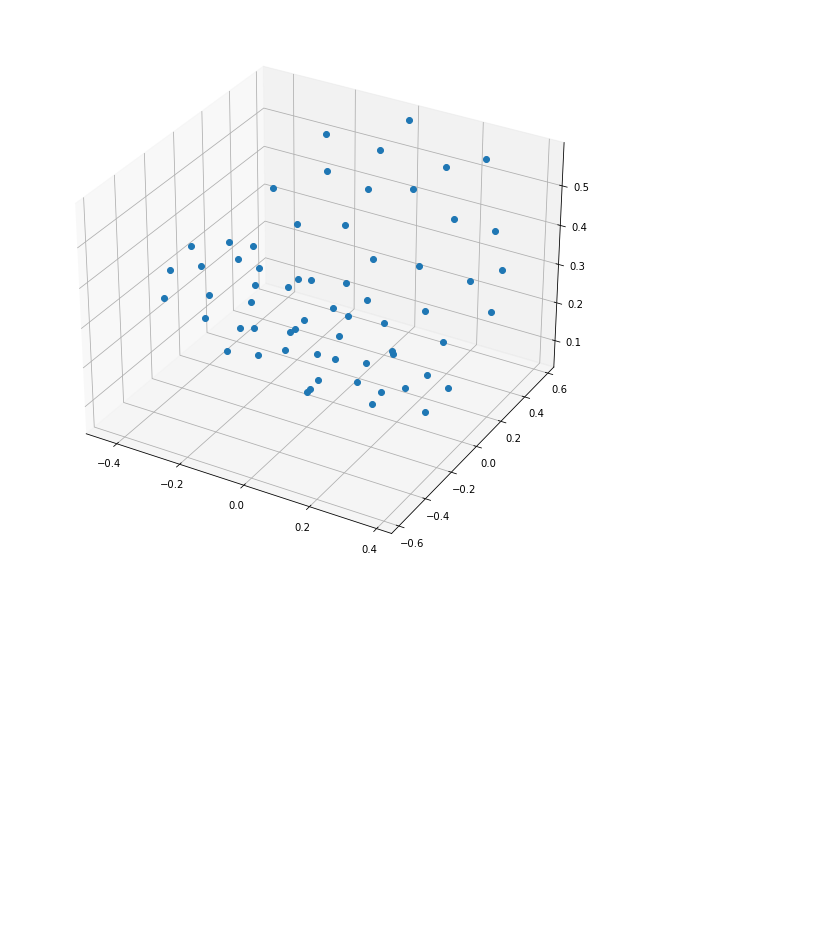
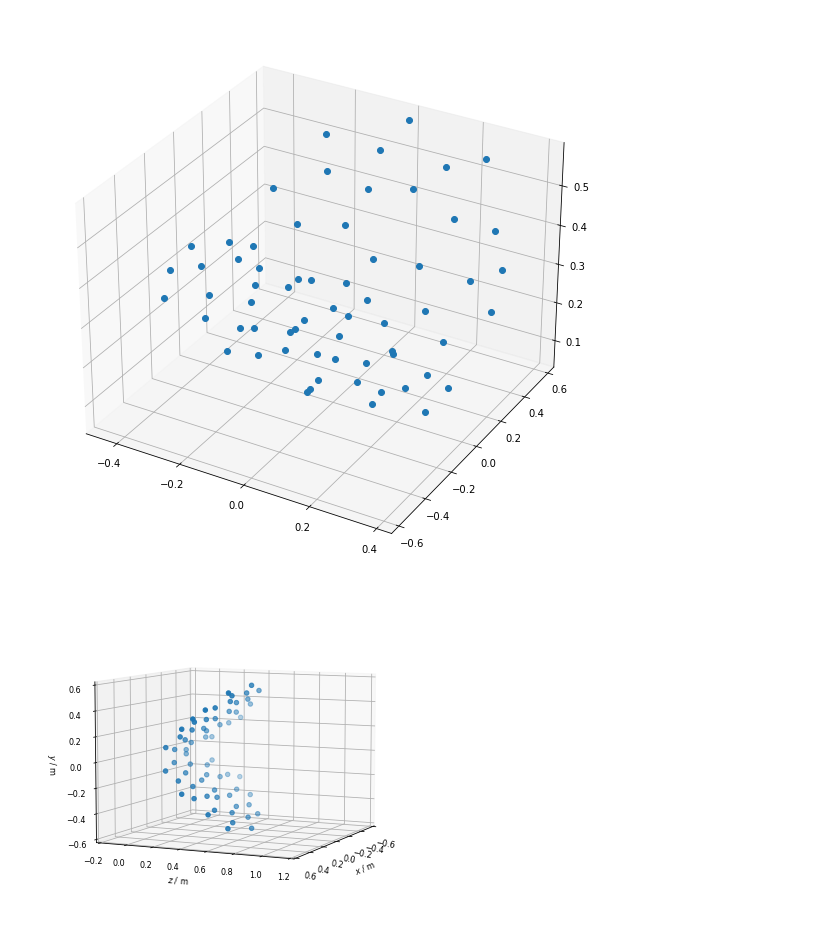
Before and after one commit to AdiBugaddi/MAP_eval, a Jupyter notebook: Auswertungsskript.ipynb, the cells around one changed output. Cells and saved outputs as stored; diff of their text form; code cells hidden in the pictures; blank space fills up the shorter version.

```diff
--- a/Auswertungsskript.ipynb
+++ b/Auswertungsskript.ipynb
@@ -266,3 +446,22 @@ ax.plot3D(mg.mpos[0], mg.mpos[1], mg.mpos[2], 'o')
 # %% [output]
 [<mpl_toolkits.mplot3d.art3d.Line3D at 0x...>]
 [figure]
+# %%
+fig,ax = plt.subplots(1,1,figsize=(6,6),sharey=True)
+ax = plt.axes(projection='3d')
+ax.scatter(mg.mpos[0], mg.mpos[2], mg.mpos[1])
+ax.view_init(7, 25)
+ax.set_xlim(-0.6,0.6)
+ax.set_ylim(-0.2,1.2)
+ax.set_zlim(-0.6,0.6)
+ax.set_xlabel('$x$ / m',fontsize=FONTSIZE)
+ax.set_ylabel('$z$ / m',fontsize=FONTSIZE)
+ax.set_zlabel('$y$ / m',fontsize=FONTSIZE)
+ax.tick_params(axis='x', labelsize=FONTSIZE, rotation =350)
+ax.tick_params(axis='y', labelsize=FONTSIZE)
+ax.tick_params(axis='z', labelsize=FONTSIZE)
+fig.show()
+#fig.tight_layout()
+plt.savefig('Plots/Abstract/micpos.pdf', dpi = 300, format='pdf')
+# %% [output]
+[figure, added]
```
Also changed, not shown: parts of 19 cells of this notebook.
